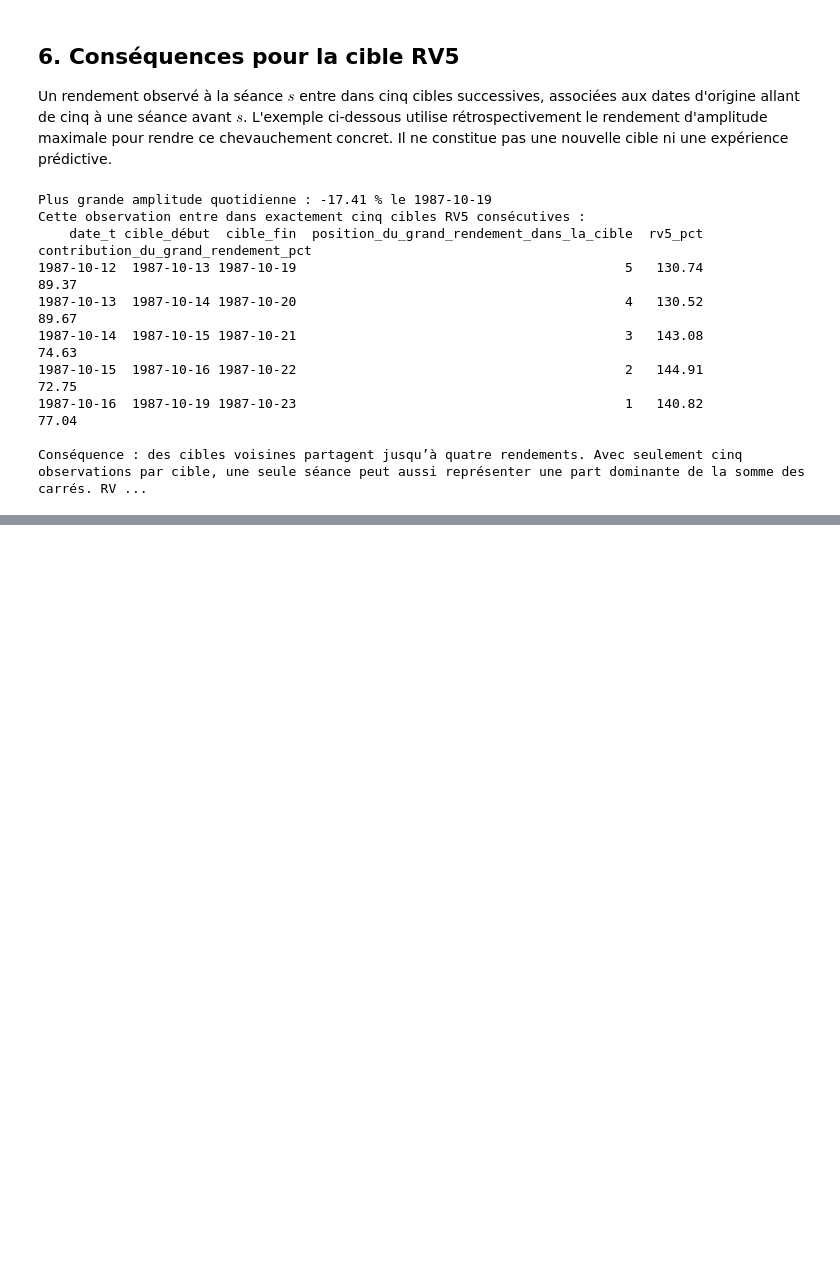
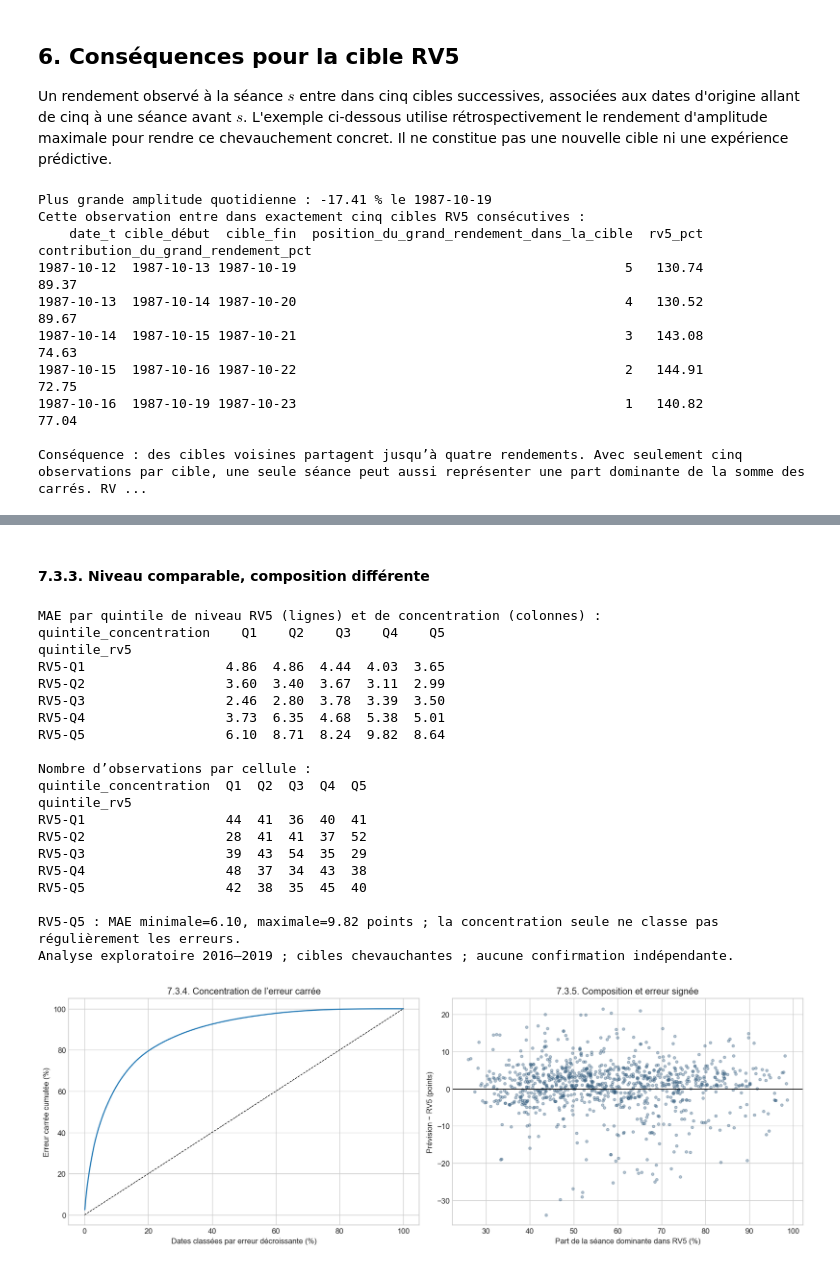
Before and after one commit to MOSSAWIII/ai-financial-risk-reliability, a Jupyter notebook: EDA/01_nature_donnees_fama_french.ipynb, the cells around one changed output, grey strips where cells are left out. Drawn from its saved outputs; the diff is of its cells as text; code cells hidden in the pictures; blank space fills up the shorter version.

```diff
--- a/EDA/01_nature_donnees_fama_french.ipynb
+++ b/EDA/01_nature_donnees_fama_french.ipynb
@@ -375 +542,63 @@ Conséquence : des cibles voisines partagent jusqu’à quatre rendements. Avec
+# %% [markdown]
+#### 7.3.3. Niveau comparable, composition différente
+# %%
+error_analysis['quintile_rv5'] = pd.qcut(
+    error_analysis['rv5_pct'], 5, labels=['RV5-Q1', 'RV5-Q2', 'RV5-Q3', 'RV5-Q4', 'RV5-Q5']
+)
+mae_matrix = error_analysis.pivot_table(
+    index='quintile_rv5',
+    columns='quintile_concentration',
+    values='erreur_absolue',
+    aggfunc='mean',
+    observed=True,
+)
+count_matrix = error_analysis.pivot_table(
+    index='quintile_rv5',
+    columns='quintile_concentration',
+    values='erreur_absolue',
+    aggfunc='size',
+    observed=True,
+)
+print('MAE par quintile de niveau RV5 (lignes) et de concentration (colonnes) :')
+print(mae_matrix.round(2).to_string())
+print('\nNombre d’observations par cellule :')
+print(count_matrix.to_string())
+high_rv5_mae = mae_matrix.loc['RV5-Q5']
+print(
+    f'\nRV5-Q5 : MAE minimale={high_rv5_mae.min():.2f}, maximale={high_rv5_mae.max():.2f} points ; '
+    'la concentration seule ne classe pas régulièrement les erreurs.'
+)
+
+cumulative_error = ranked_squared_errors.cumsum() / ranked_squared_errors.sum()
+fig, axes = plt.subplots(1, 2, figsize=(14, 4.8), constrained_layout=True)
+axes[0].plot(100 * np.arange(1, len(cumulative_error) + 1) / len(cumulative_error), 100 * cumulative_error.to_numpy())
+axes[0].plot([0, 100], [0, 100], color='black', linestyle='--', linewidth=.8)
+axes[0].set(title='7.3.4. Concentration de l’erreur carrée', xlabel='Dates classées par erreur décroissante (%)', ylabel='Erreur carrée cumulée (%)')
+axes[1].scatter(error_analysis['part_max_pct'], error_analysis['erreur_signée'], s=12, alpha=.35, color='#315b7d')
+axes[1].axhline(0, color='black', linewidth=.8)
+axes[1].set(title='7.3.5. Composition et erreur signée', xlabel='Part de la séance dominante dans RV5 (%)', ylabel='Prévision − RV5 (points)')
+plt.show()
+print('Analyse exploratoire 2016–2019 ; cibles chevauchantes ; aucune confirmation indépendante.')
+# %% [output]
+MAE par quintile de niveau RV5 (lignes) et de concentration (colonnes) :
+quintile_concentration    Q1    Q2    Q3    Q4    Q5
+quintile_rv5
+RV5-Q1                  4.86  4.86  4.44  4.03  3.65
+RV5-Q2                  3.60  3.40  3.67  3.11  2.99
+RV5-Q3                  2.46  2.80  3.78  3.39  3.50
+RV5-Q4                  3.73  6.35  4.68  5.38  5.01
+RV5-Q5                  6.10  8.71  8.24  9.82  8.64
+
+Nombre d’observations par cellule :
+quintile_concentration  Q1  Q2  Q3  Q4  Q5
+quintile_rv5
+RV5-Q1                  44  41  36  40  41
+RV5-Q2                  28  41  41  37  52
+RV5-Q3                  39  43  54  35  29
+RV5-Q4                  48  37  34  43  38
+RV5-Q5                  42  38  35  45  40
+
+RV5-Q5 : MAE minimale=6.10, maximale=9.82 points ; la concentration seule ne classe pas régulièrement les erreurs.
+Analyse exploratoire 2016–2019 ; cibles chevauchantes ; aucune confirmation indépendante.
+[figure, added]
 # %% [markdown]
```
Also changed, not shown: parts of 10 cells of this notebook, 2 other files.
